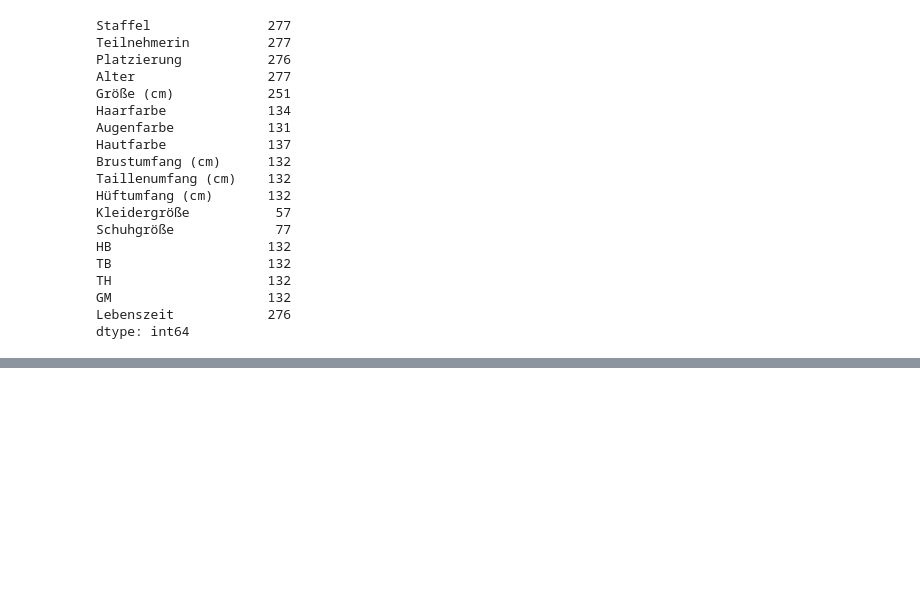
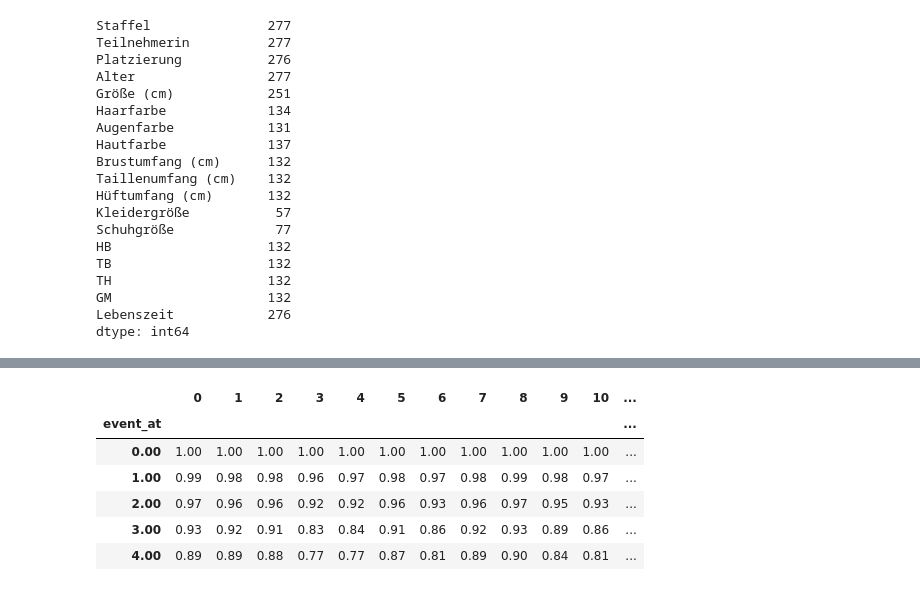
Before and after one commit to hamiltonian/GNTM, a Jupyter notebook: jupyter/GNTM Survival Analysis.ipynb, the cells around one changed output, grey strips where cells are left out. Saved outputs shown, nothing was run; the diff lists cells and outputs as text; code cells hidden in the pictures; blank space fills up the shorter version.

```diff
--- a/jupyter/GNTM Survival Analysis.ipynb
+++ b/jupyter/GNTM Survival Analysis.ipynb
@@ -158,0 +196,11 @@ data_clean.head()
+# %%
+unconditioned_sf = cph.predict_survival_function(data_num)
+unconditioned_sf.head()
+# %% [output]
+|  | 0 | 1 | 2 | 3 | 4 | 5 | 6 | 7 | 8 | 9 | 10 | ... |
+| event_at |  |  |  |  |  |  |  |  |  |  |  | ... |
+| 0.00 | 1.00 | 1.00 | 1.00 | 1.00 | 1.00 | 1.00 | 1.00 | 1.00 | 1.00 | 1.00 | 1.00 | ... |
+| 1.00 | 0.99 | 0.98 | 0.98 | 0.96 | 0.97 | 0.98 | 0.97 | 0.98 | 0.99 | 0.98 | 0.97 | ... |
+| 2.00 | 0.97 | 0.96 | 0.96 | 0.92 | 0.92 | 0.96 | 0.93 | 0.96 | 0.97 | 0.95 | 0.93 | ... |
+| 3.00 | 0.93 | 0.92 | 0.91 | 0.83 | 0.84 | 0.91 | 0.86 | 0.92 | 0.93 | 0.89 | 0.86 | ... |
+| 4.00 | 0.89 | 0.89 | 0.88 | 0.77 | 0.77 | 0.87 | 0.81 | 0.89 | 0.90 | 0.84 | 0.81 | ... |
```
Also changed, not shown: parts of 12 cells of this notebook.
